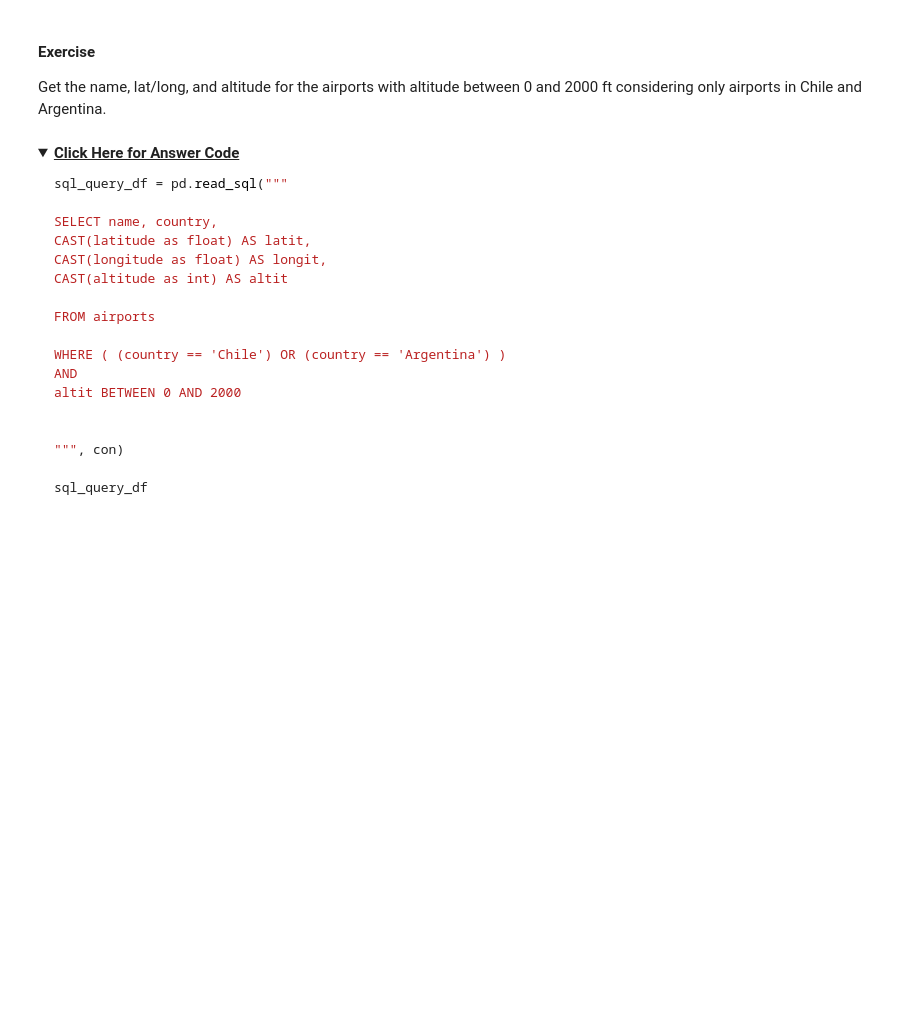
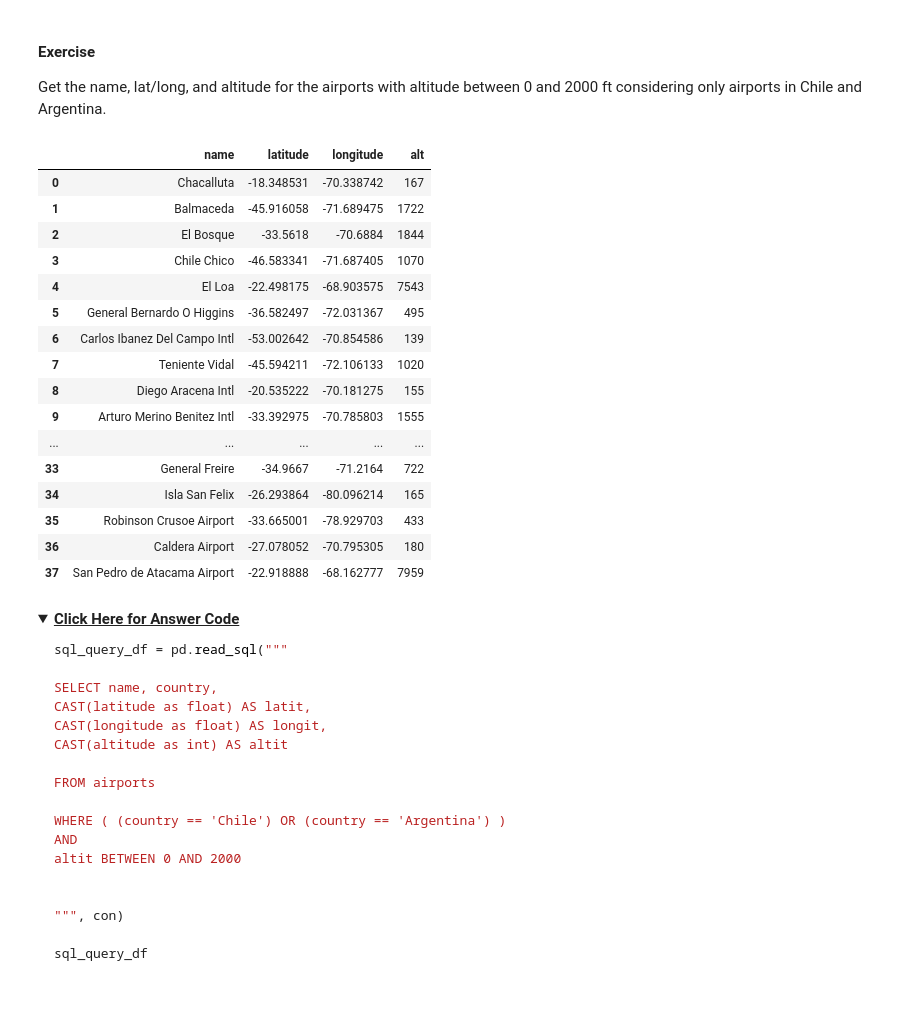
Before and after one commit to DrewAlderfer/NYC-DS-091922, a Jupyter notebook: Phase_1/Phase1_Topic6_Getting_Started_With_SQL/SQL_queries.ipynb, the cells around one changed output. Saved outputs shown, nothing was run; the diff lists cells and outputs as text; code cells hidden in the pictures; folded sections open; blank space fills up the shorter version.

```diff
--- a/Phase_1/Phase1_Topic6_Getting_Started_With_SQL/SQL_queries.ipynb
+++ b/Phase_1/Phase1_Topic6_Getting_Started_With_SQL/SQL_queries.ipynb
@@ -555,6 +702,26 @@ sql_query_df
 # %% [markdown]
  #### Exercise
 Get the name, lat/long, and altitude for the airports with altitude between 0 and 2000 ft considering only airports in Chile and Argentina.
+# %%
+sqlme.sel('airports', 'name, latitude, longitude,\nCAST(altitude as int) AS alt', 'country = "Chile" OR "Argentina"\n AND alt BETWEEN 0 AND 2000')
+# %% [output]
+|  | name | latitude | longitude | alt |
+| 0 | Chacalluta | -18.348531 | -70.338742 | 167 |
+| 1 | Balmaceda | -45.916058 | -71.689475 | 1722 |
+| 2 | El Bosque | -33.5618 | -70.6884 | 1844 |
+| 3 | Chile Chico | -46.583341 | -71.687405 | 1070 |
+| 4 | El Loa | -22.498175 | -68.903575 | 7543 |
+| 5 | General Bernardo O Higgins | -36.582497 | -72.031367 | 495 |
+| 6 | Carlos Ibanez Del Campo Intl | -53.002642 | -70.854586 | 139 |
+| 7 | Teniente Vidal | -45.594211 | -72.106133 | 1020 |
+| 8 | Diego Aracena Intl | -20.535222 | -70.181275 | 155 |
+| 9 | Arturo Merino Benitez Intl | -33.392975 | -70.785803 | 1555 |
+| ... | ... | ... | ... | ... |
+| 33 | General Freire | -34.9667 | -71.2164 | 722 |
+| 34 | Isla San Felix | -26.293864 | -80.096214 | 165 |
+| 35 | Robinson Crusoe Airport | -33.665001 | -78.929703 | 433 |
+| 36 | Caldera Airport | -27.078052 | -70.795305 | 180 |
+| 37 | San Pedro de Atacama Airport | -22.918888 | -68.162777 | 7959 |
 # %% [markdown]
 
 <details>
```
Also changed, not shown: parts of 28 cells of this notebook, 1 other file.
